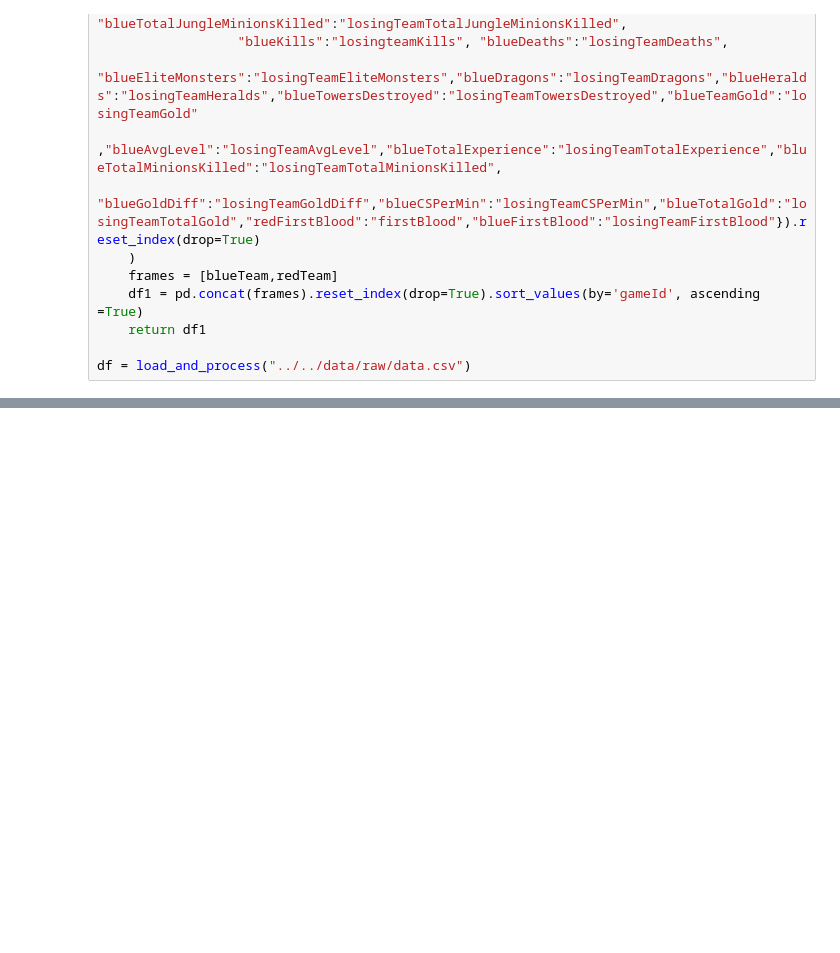
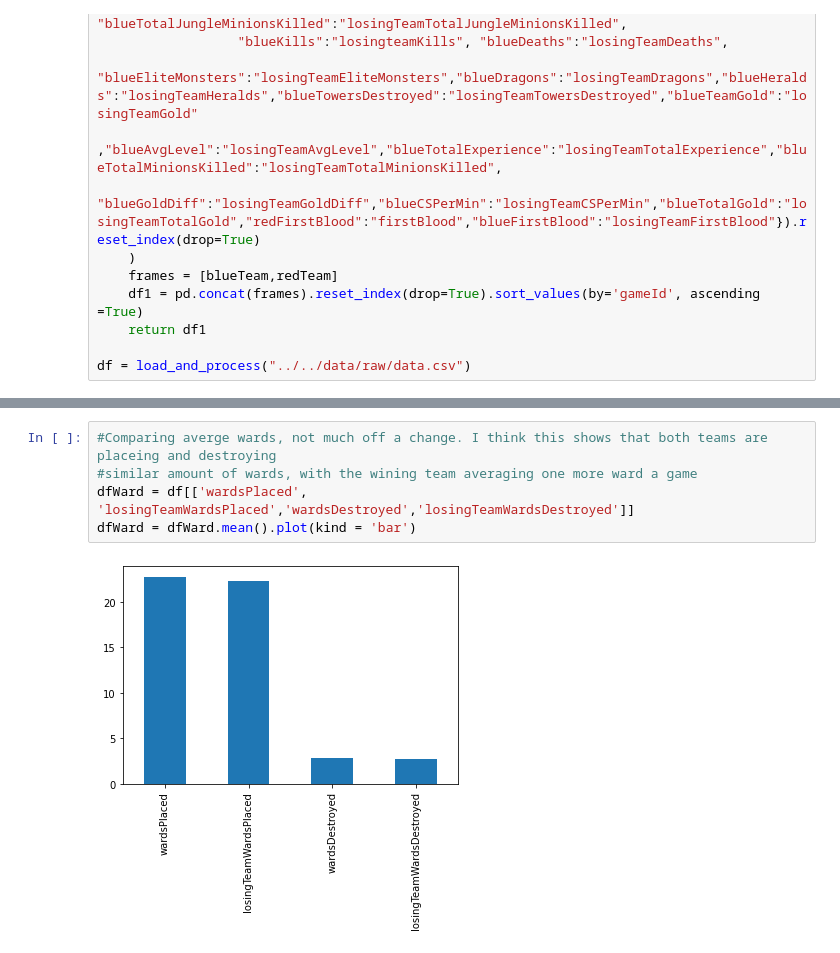
Before and after one commit to Nakheem/Data301, a Jupyter notebook: analysis/Nakheem/analysis.ipynb, the cells around one changed output, grey strips where cells are left out. Saved outputs shown, nothing was run; the diff lists cells and outputs as text; blank space fills up the shorter version.

```diff
--- a/analysis/Nakheem/analysis.ipynb
+++ b/analysis/Nakheem/analysis.ipynb
@@ -79,0 +70,7 @@ wardData = df.groupby('wardsPlaced').agg({'goldDiff':['mean']}).plot()
+# %%
+#Comparing averge wards, not much off a change. I think this shows that both teams are placeing and destroying
+#similar amount of wards, with the wining team averaging one more ward a game
+dfWard = df[['wardsPlaced', 'losingTeamWardsPlaced','wardsDestroyed','losingTeamWardsDestroyed']]
+dfWard = dfWard.mean().plot(kind = 'bar')
+# %% [output]
+[figure, added]
```
Also changed, not shown: parts of 8 cells of this notebook, 1 other file.
